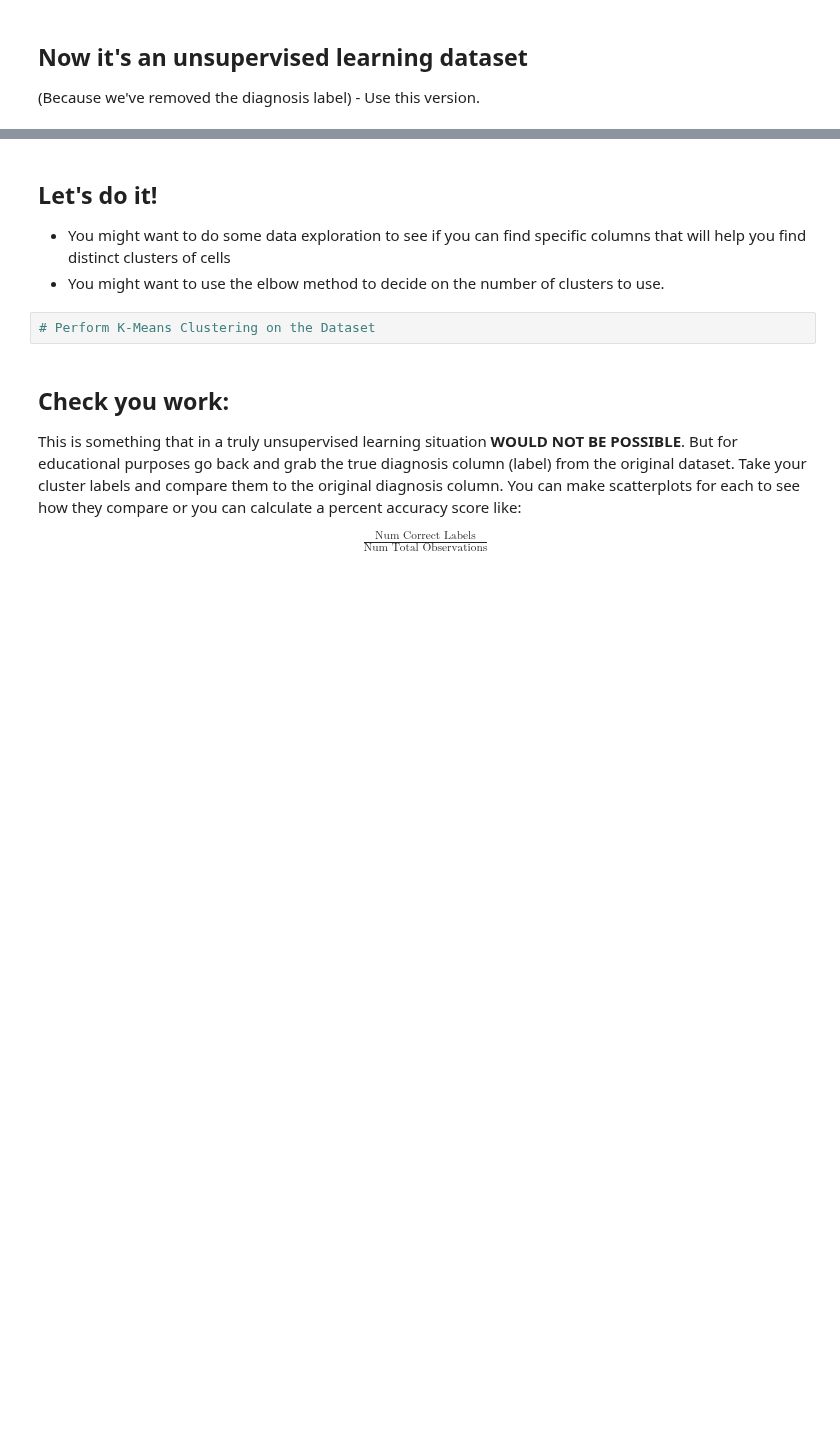
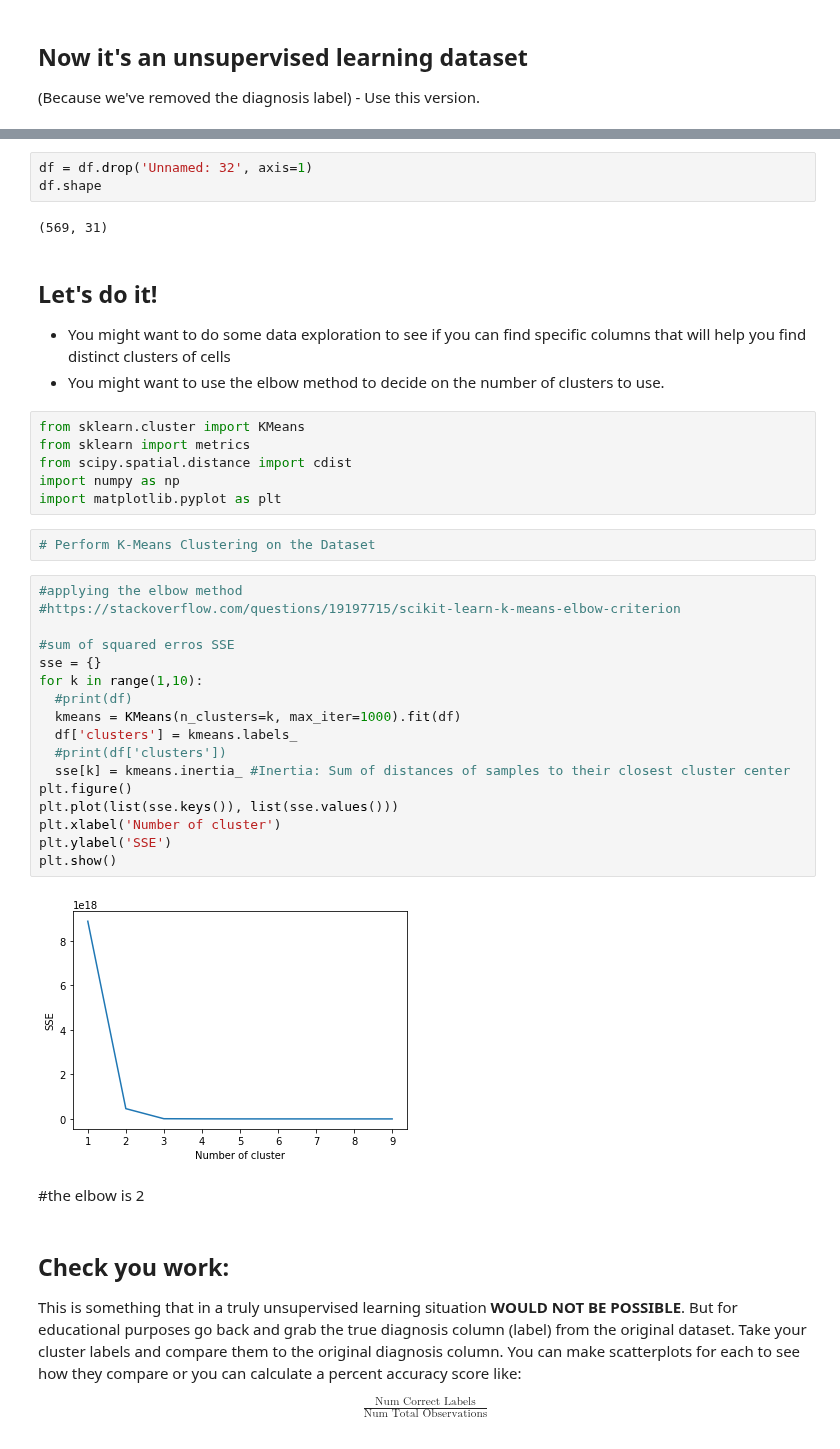
Before and after one commit to lfr4704/DS-Unit-1-Sprint-3-Linear-Algebra, a Jupyter notebook: module4-clustering/LS_DS_134_Assignment.ipynb, the cells around one changed output, grey strips where cells are left out. Cells and saved outputs as stored; diff of their text form; blank space fills up the shorter version.

```diff
--- a/module4-clustering/LS_DS_134_Assignment.ipynb
+++ b/module4-clustering/LS_DS_134_Assignment.ipynb
@@ -48,10 +70,42 @@ df.head()
+# %%
+df = df.drop('Unnamed: 32', axis=1)
+df.shape
+# %% [output]
+(569, 31)
 # %% [markdown]
 ## Let's do it!
 
 - You might want to do some data exploration to see if you can find specific columns that will help you find distinct clusters of cells
 - You might want to use the elbow method to decide on the number of clusters to use.
+# %%
+from sklearn.cluster import KMeans
+from sklearn import metrics
+from scipy.spatial.distance import cdist
+import numpy as np
+import matplotlib.pyplot as plt
 # %%
 # Perform K-Means Clustering on the Dataset
+# %%
+#applying the elbow method
+#https://stackoverflow.com/questions/19197715/scikit-learn-k-means-elbow-criterion
+
+#sum of squared erros SSE
+sse = {}
+for k in range(1,10):
+  #print(df)
+  kmeans = KMeans(n_clusters=k, max_iter=1000).fit(df)
+  df['clusters'] = kmeans.labels_
+  #print(df['clusters'])
+  sse[k] = kmeans.inertia_ #Inertia: Sum of distances of samples to their closest cluster center
+plt.figure()
+plt.plot(list(sse.keys()), list(sse.values()))
+plt.xlabel('Number of cluster')
+plt.ylabel('SSE')
+plt.show()
+# %% [output]
+[figure, added]
+# %% [markdown]
+#the elbow is 2
 # %% [markdown]
 ## Check you work:
 
```
Also changed, not shown: parts of 4 cells of this notebook.
